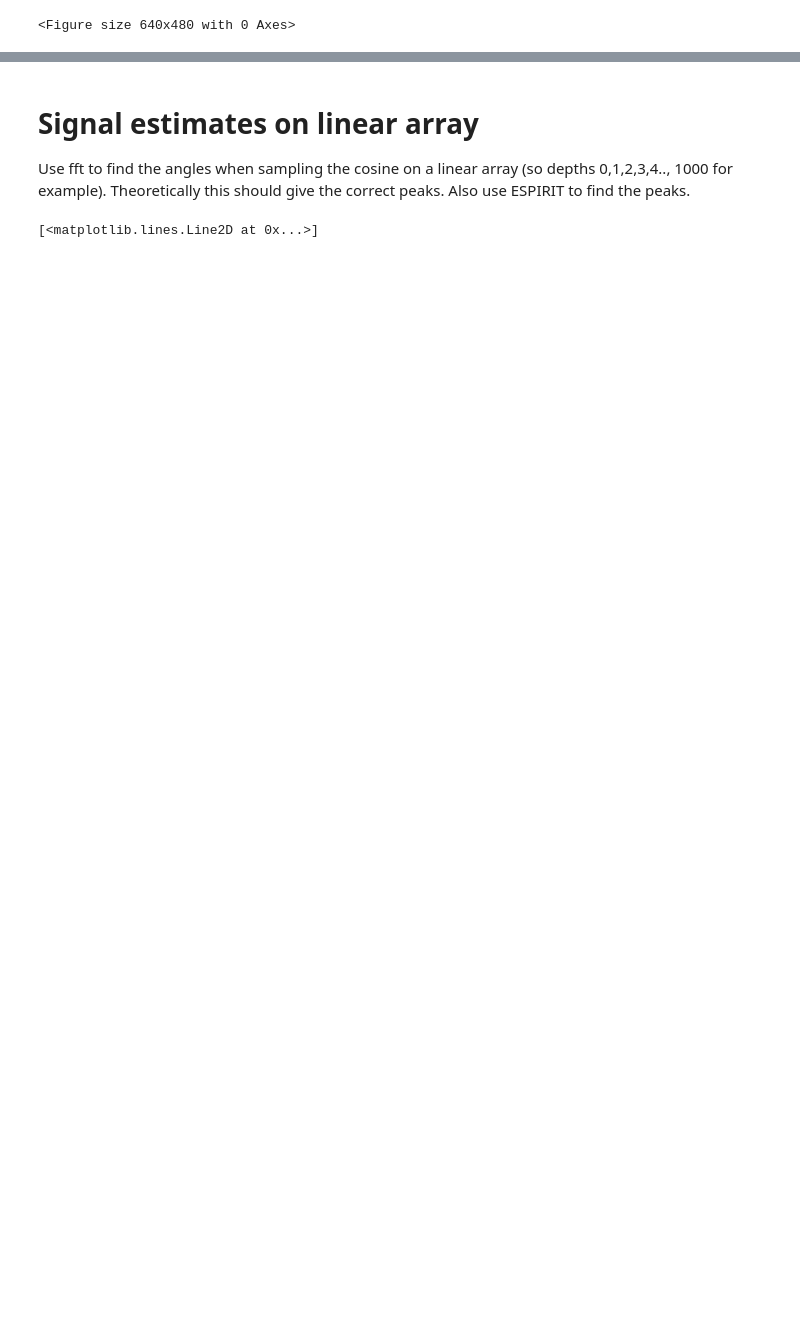
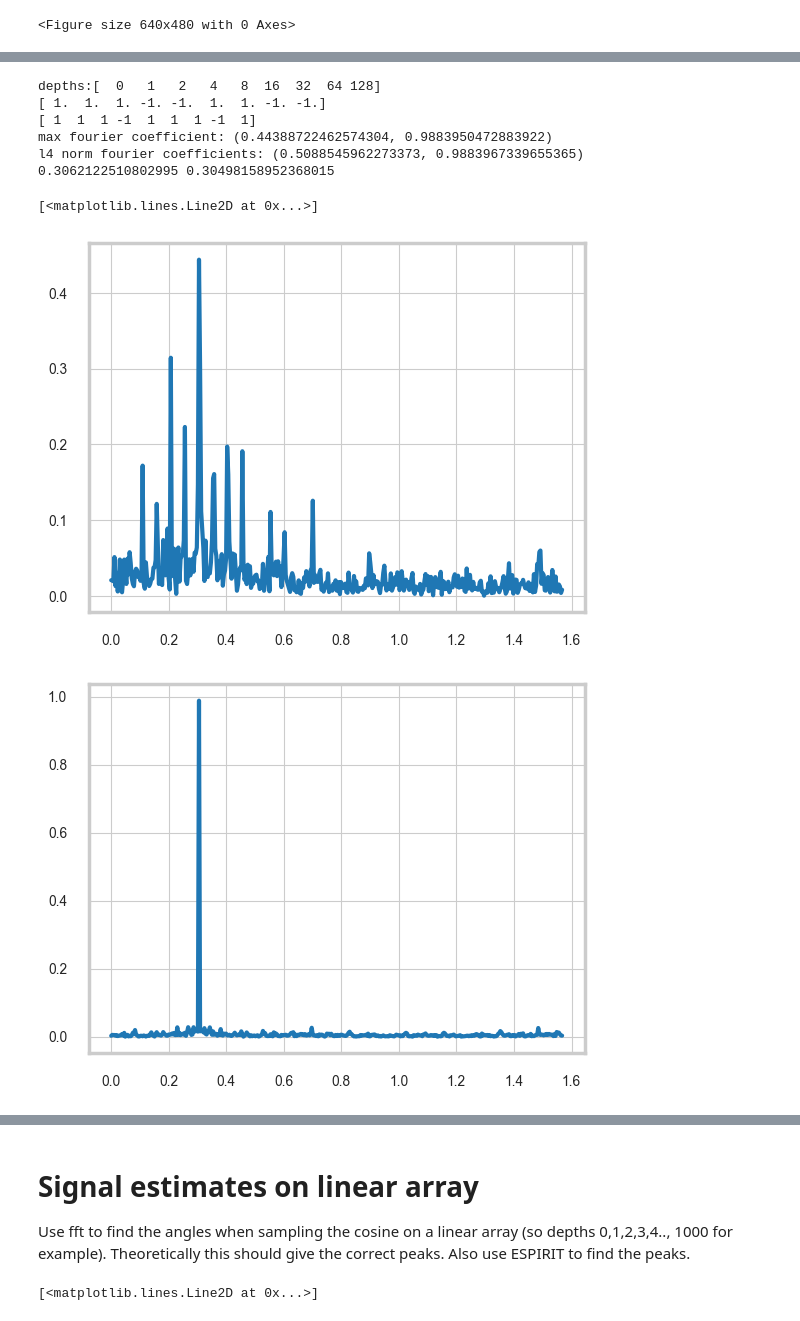
Before and after one commit to unitaryfund/csAE, a Jupyter notebook: real_valued_signal.ipynb, the cells around one changed output, grey strips where cells are left out. Cells and saved outputs as stored; diff of their text form; code cells hidden in the pictures; blank space fills up the shorter version.

Commit message:
got a working version in real_valued_signal.ipynb of finding the optimal signs

```diff
--- a/real_valued_signal.ipynb
+++ b/real_valued_signal.ipynb
@@ -17,7 +17,7 @@ P0 = lambda n, theta: np.cos((2*n+1)*theta)**2
 P1 = lambda n, theta: np.sin((2*n+1)*theta)**2
 
 def estimate_signal(depths, n_samples, theta, eta=0.0):
-        signals = np.zeros(len(depths))#, dtype = np.complex128)
+        signals = np.zeros(len(depths), dtype = np.complex128)
         cos_signal = np.zeros(len(depths), dtype = np.complex128)
         for i,n in enumerate(depths):
             # Get the exact measuremnt probabilities
@@ -46,12 +46,12 @@ def estimate_signal(depths, n_samples, theta, eta=0.0):
                 p0mp1 = p0_estimate - p1_estimate
 
             # Compute f(n) - Eq. 3
-            # fi_estimate = np.exp(1.0j*theta_estimated)
+            fi_estimate = np.exp(1.0j*theta_estimated)
             # fi_estimate = 2*p0_estimate - 1 + 1.0j*np.sqrt(1-(2*p0_estimate - 1)**2)
             # fi_estimate = 2*p0_estimate - 1
             # fi_estimate = np.cos((2*n+1)*2*theta)
             # fi_estimate = np.exp(1.0j*(2*n+1)*2*theta)
-            fi_estimate = 2*p0 - 1 + np.random.normal(0.0, 1/n_samples[i])
+            # fi_estimate = 2*p0 - 1 + np.random.normal(0.0, 1/n_samples[i])
 
             # signals[i] = np.real(fi_estimate)
             signals[i] = fi_estimate
@@ -59,0 +62,74 @@ def estimate_signal(depths, n_samples, theta, eta=0.0):
+# %%
+a = 0.3
+theta = np.arcsin(a)
+w = 2*theta
+
+q=4
+
+narray = [2]*(2*q)
+
+ula_signal = TwoqULASignal(M=narray, C=10)
+espirit = ESPIRIT()
+
+depths = ula_signal.depths
+n_samples = ula_signal.n_samples
+# n_samples = [100 for _ in depths]
+print(f'depths:{depths}')
+
+signal = estimate_signal(depths, n_samples, theta)
+cos_signal = np.real(signal)
+sin_signal = np.imag(signal) #don't know
+abs_sin = np.abs(sin_signal)
+
+signs = np.sign(sin_signal) #these are the correct signs
+
+random_signs = np.random.choice([-1, 1], size=len(signs))
+
+print(signs)
+#corrupt the signs
+# signs[1:] = -1 * signs[1:]
+# signs[1] = -1 * signs[1]
+# signs[2] = -1 * signs[2]
+print(random_signs)
+
+csignal = cos_signal + 1.0j * random_signs * abs_sin
+
+R1 = ula_signal.get_cov_matrix_toeplitz(csignal)
+R2 = ula_signal.get_cov_matrix_toeplitz(signal)
+
+theta_est1, eigs1 = espirit.estimate_theta_toeplitz(R1)
+theta_est2, eigs2 = espirit.estimate_theta_toeplitz(R2)
+
+
+fft1 = np.abs(np.fft.fft(R1/len(R1)))
+fft2 = np.abs(np.fft.fft(R2/len(R2)))
+
+print(f"max fourier coefficient: {(np.max(fft1), np.max(fft2))}")
+print(f"l4 norm fourier coefficients: {(np.linalg.norm(fft1, 4), np.linalg.norm(fft2, 4))}")
+# print(np.max(fft1), np.max(fft2))
+
+# xaxis = [i*np.pi/(2*len(fft1)) for i in range(len(fft1))]
+# plt.figure()
+# plt.plot(xaxis, fft1)
+
+# plt.figure()
+# plt.plot(xaxis, fft2)
+print(theta_est1, theta_est2)
+# %% [output]
+depths:[  0   1   2   4   8  16  32  64 128]
+[ 1.  1.  1. -1. -1.  1.  1. -1. -1.]
+[ 1  1  1 -1  1  1  1 -1  1]
+max fourier coefficient: (0.44388722462574304, 0.9883950472883922)
+l4 norm fourier coefficients: (0.5088545962273373, 0.9883967339655365)
+0.3062122510802995 0.30498158952368015
+# %%
+xaxis = [i*np.pi/(2*len(fft1)) for i in range(len(fft1))]
+plt.figure()
+plt.plot(xaxis, fft1)
+
+plt.figure()
+plt.plot(xaxis, fft2)
+# %% [output]
+[<matplotlib.lines.Line2D at 0x...>]
+[figure, added]
+[figure, added]
```
Also changed, not shown: parts of 25 cells of this notebook, 1 other file.
